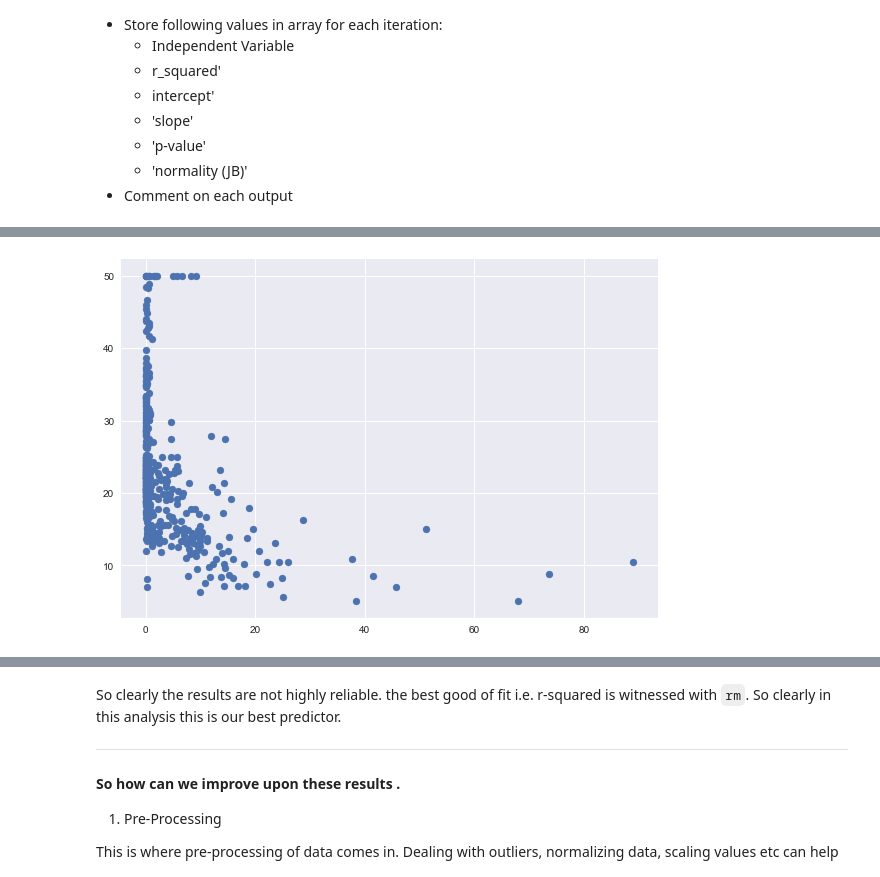
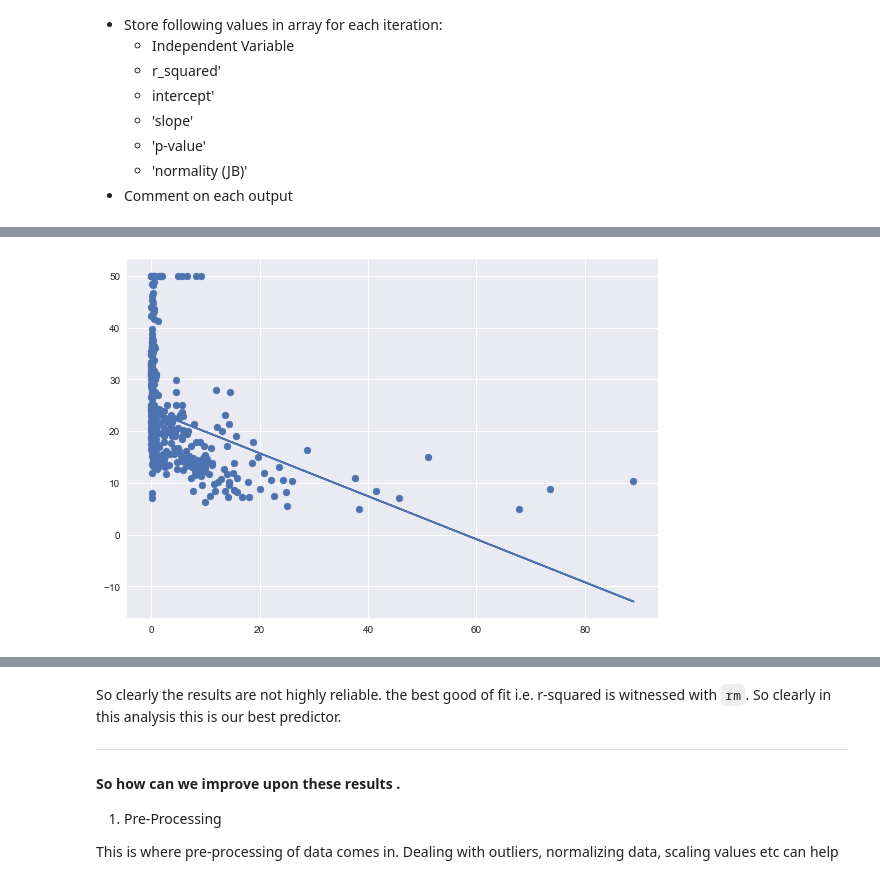
Before and after one commit to Patrickbfuller/dsc-01-10-16-regression-EOD-Lab, a Jupyter notebook: index.ipynb, the cells around one changed output, grey strips where cells are left out. Cells and saved outputs as stored; diff of their text form; code cells hidden in the pictures.

```diff
--- a/index.ipynb
+++ b/index.ipynb
@@ -200,13 +201,13 @@ Warnings:
 # %%
+#Plot a regression line on the scatter plots.
 plt.scatter(data.crim, data.medv, label= 'This is a crime scatter')
+crim_x = data.crim
+crim_slope = crim_model.params[1] #we don't know how to call for these values
+crim_intercept = crim_model.params[0]
+crim_y = crim_slope * crim_x + crim_intercept
 
-x = data.crim
-m = crim_model.
-y = m * x + b
-plt.plot()
-
-
+plt.plot(crim_x, crim_y)
 plt.tight_layout()
 plt.show()
 # %% [output]
-[figure, old version]
+[figure, new version]
```
Also changed, not shown: parts of 10 cells of this notebook.
